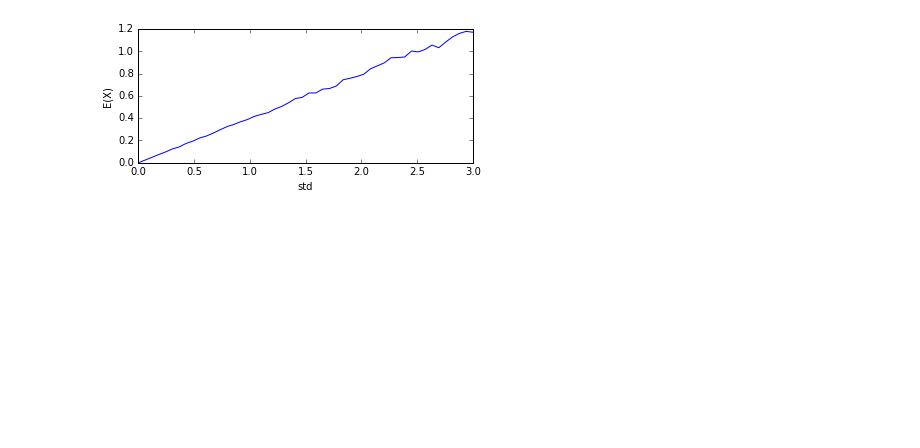
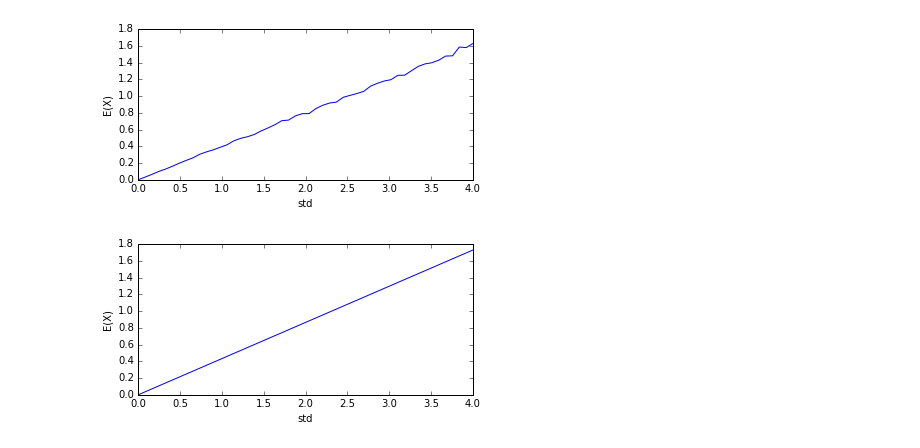
Before and after one commit to zzlab/DL-Alg, a Jupyter notebook: cifar10/re-ini/ReLU-E-2-X.ipynb, the cells around one changed output. Drawn from its saved outputs; the diff is of its cells as text; code cells hidden in the pictures; blank space fills up the shorter version.

```diff
--- a/cifar10/re-ini/ReLU-E-2-X.ipynb
+++ b/cifar10/re-ini/ReLU-E-2-X.ipynb
@@ -3,7 +3,7 @@ import numpy as np
 import matplotlib.pylab as pl
 %matplotlib inline
 # %%
-std_space = np.linspace(1E-10, 3)
+std_space = np.linspace(1E-10, 4)
 # %%
 E_Y_table = []
 for std in std_space:
@@ -16,4 +16,19 @@ pl.xlabel('std')
 pl.ylabel('E(X)')
 pl.gca().set_aspect('equal')
 # %% [output]
-[figure, old version]
+[figure, new version]
+# %%
+E_Y_table = []
+X = np.random.uniform(-1, 1, 10000)
+std_X = np.std(X)
+for std in std_space:
+    rescaled = X * std / std_X
+    Y = np.maximum(0, rescaled)
+    E_Y = np.mean(Y)
+    E_Y_table.append(E_Y)
+pl.plot(std_space, E_Y_table)
+pl.xlabel('std')
+pl.ylabel('E(X)')
+pl.gca().set_aspect('equal')
+# %% [output]
+[figure, added]
```
Also changed, not shown: parts of 3 cells of this notebook, 6 other files.
